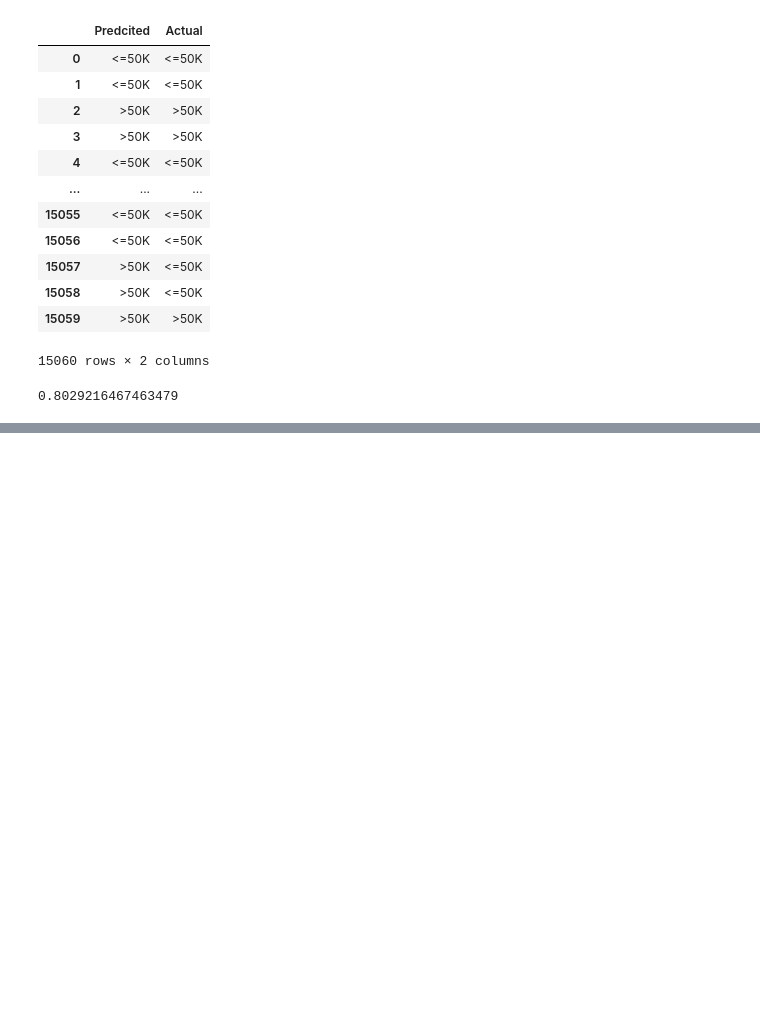
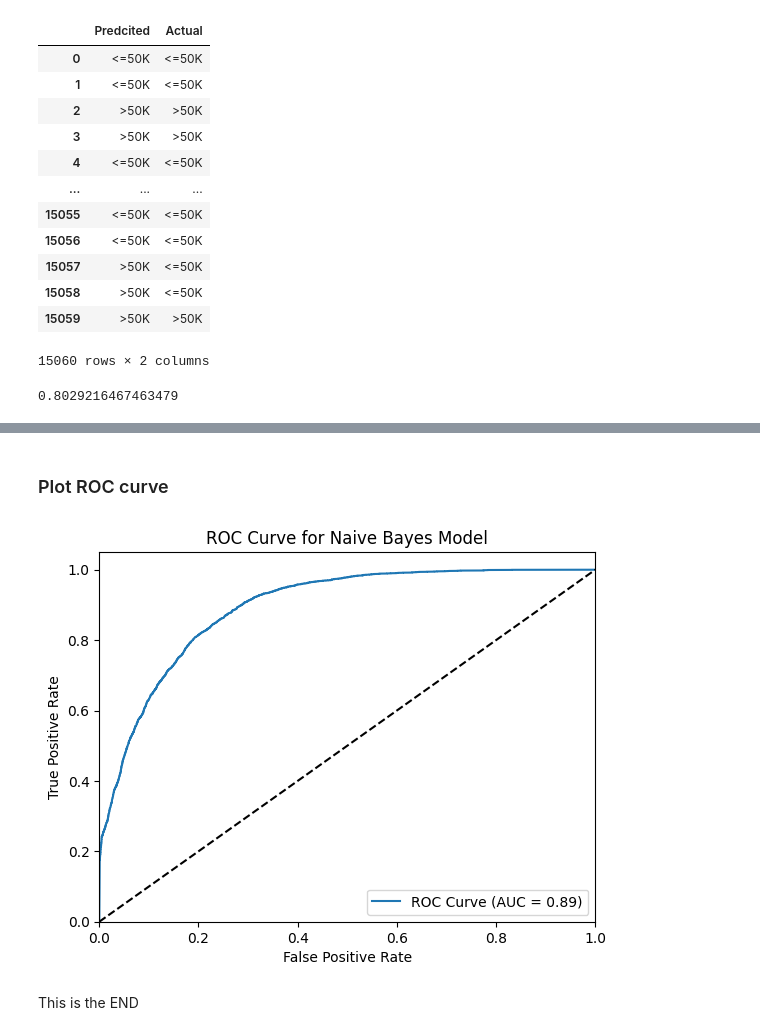
Before and after one commit to its-relative/Excelr, a Jupyter notebook: assignments/NaiveBayes/Naive.ipynb, the cells around one changed output, grey strips where cells are left out. Drawn from its saved outputs; the diff is of its cells as text; code cells hidden in the pictures; blank space fills up the shorter version.

```diff
--- a/assignments/NaiveBayes/Naive.ipynb
+++ b/assignments/NaiveBayes/Naive.ipynb
@@ -161,0 +195,3 @@ accuracy_score(y_test,y_pred)
+# %%
+y_test_binary = (y_test == ' >50K').astype(int)
+probs = gnb.predict_proba(test_final)[:, 1]
@@ -161,0 +200,20 @@ accuracy_score(y_test,y_pred)
+# %%
+auc = roc_auc_score(y_test_binary, probs)
+fpr, tpr, thresholds = roc_curve(y_test_binary, probs)
+# %% [markdown]
+### Plot ROC curve
+# %%
+plt.figure()
+plt.plot(fpr, tpr, label='ROC Curve (AUC = %0.2f)' % auc)
+plt.plot([0, 1], [0, 1], 'k--')
+plt.xlim([0.0, 1.0])
+plt.ylim([0.0, 1.05])
+plt.xlabel('False Positive Rate')
+plt.ylabel('True Positive Rate')
+plt.title('ROC Curve for Naive Bayes Model')
+plt.legend(loc='lower right')
+plt.show()
+# %% [output]
+[figure, added]
+# %% [markdown]
+This is the END
```
Also changed, not shown: parts of 14 cells of this notebook.
